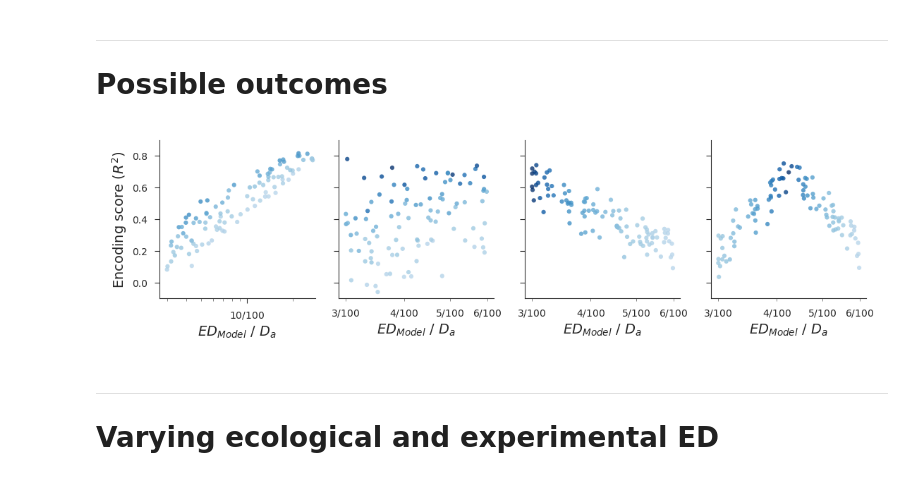
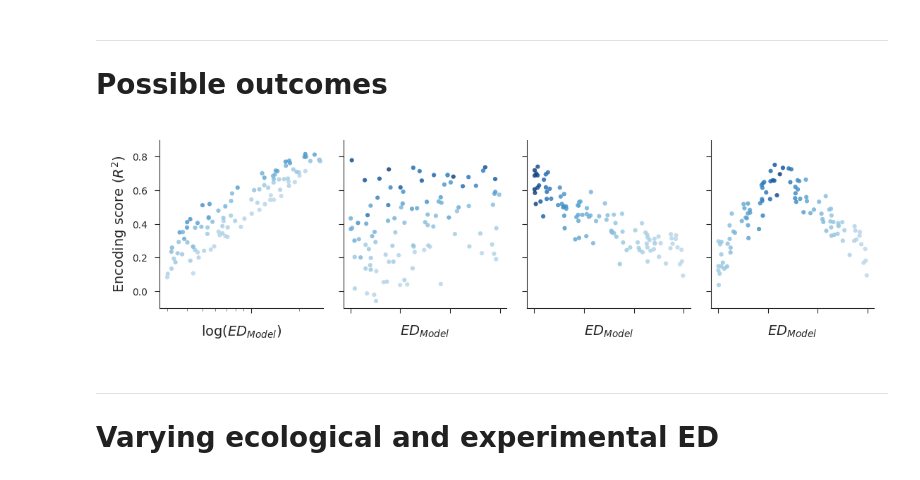
Before and after one commit to EricElmoznino/encoder_dimensionality, a Jupyter notebook: figures/manuscript/simulations.ipynb, the cells around one changed output. Drawn from its saved outputs; the diff is of its cells as text; code cells hidden in the pictures.

Commit message:
- New figures as per Mick's feedback

```diff
--- a/figures/manuscript/simulations.ipynb
+++ b/figures/manuscript/simulations.ipynb
@@ -243,45 +235,38 @@ def change_labels_to_ratio(ax, new_labels, minor=False):
 # %%
 fig, axs = plt.subplots(1, 4, figsize=(5.5, 1.5))
 cmap = sns.color_palette('Blues', as_cmap=True)
 
 sns.scatterplot(data=data_constant, x='model_ed', y='r2_ceiled', hue='model_alignment_strength',
                 linewidth=0, s=5, palette=cmap, hue_norm=(-0.4, 1), alpha=0.8, ax=axs[0])
 axs[0].legend().remove()
 
 sns.scatterplot(data=data_uncorr, x='model_ed', y='r2_ceiled', hue='model_alignment_strength',
                 linewidth=0, s=5, palette=cmap, hue_norm=(-0.4, 1), alpha=0.8, ax=axs[1])
 axs[1].legend().remove()
 
 sns.scatterplot(data=data_negcorr, x='model_ed', y='r2_ceiled', hue='model_alignment_strength',
                 linewidth=0, s=5, palette=cmap, hue_norm=(-0.4, 1), alpha=0.8, ax=axs[2])
 axs[2].legend().remove()
 
 sns.scatterplot(data=data_invu, x='model_ed', y='r2_ceiled', hue='model_alignment_strength',
                 linewidth=0, s=5, palette=cmap, hue_norm=(-0.4, 1), alpha=0.8, ax=axs[3])
 axs[3].legend().remove()
 
 ylim = (-.1, 0.9)
-axs[0].set(xlabel=r'$ED_{Model}\ /\ D_{a}$', ylabel=r'Encoding score ($R^2$)', xscale='log', xlim=(None, 28), ylim=ylim)
-axs[1].set(xlabel=r'$ED_{Model}\ /\ D_{a}$', ylabel=None, xscale='log', ylim=ylim)
-axs[2].set(xlabel=r'$ED_{Model}\ /\ D_{a}$', ylabel=None, xscale='log', ylim=ylim)
-axs[3].set(xlabel=r'$ED_{Model}\ /\ D_{a}$', ylabel=None, xscale='log', ylim=ylim)
-axs[1].axes.yaxis.set_ticklabels([])
-axs[2].axes.yaxis.set_ticklabels([])
-axs[3].axes.yaxis.set_ticklabels([])
-
-change_labels_to_ratio(axs[0], [(2, 10, sim.ambient)])
-for i in range(1, 4):
-    change_labels_to_ratio(axs[i],
-                           [(9, 3, sim.ambient),
-                            (10, 4, sim.ambient),
-                            (11, 5, sim.ambient),
-                            (12, 6, sim.ambient)],
-                           minor=True)
+axs[0].set(xlabel=r'$\log (ED_{Model})$', ylabel=r'Encoding score ($R^2$)', xscale='log', xlim=(None, 28), ylim=ylim)
+axs[1].set(xlabel=r'$ED_{Model}$', ylabel=None, ylim=ylim)
+axs[2].set(xlabel=r'$ED_{Model}$', ylabel=None, ylim=ylim)
+axs[3].set(xlabel=r'$ED_{Model}$', ylabel=None, ylim=ylim)
+axs[1].axes.xaxis.set_ticklabels([])
+for i in range(4):
+    axs[i].axes.xaxis.set_ticklabels([])
+    if i > 0:
+        axs[i].axes.yaxis.set_ticklabels([])
 
 plt.savefig('saved/simulations_results-outcomes.png', dpi=300)
 plt.show()
 # %% [output]
-[figure, old version]
+[figure, new version]
 # %% [markdown]
 ---
 # Varying ecological and experimental ED
```
Also changed, not shown: parts of 1 cell of this notebook, 6 other files.
